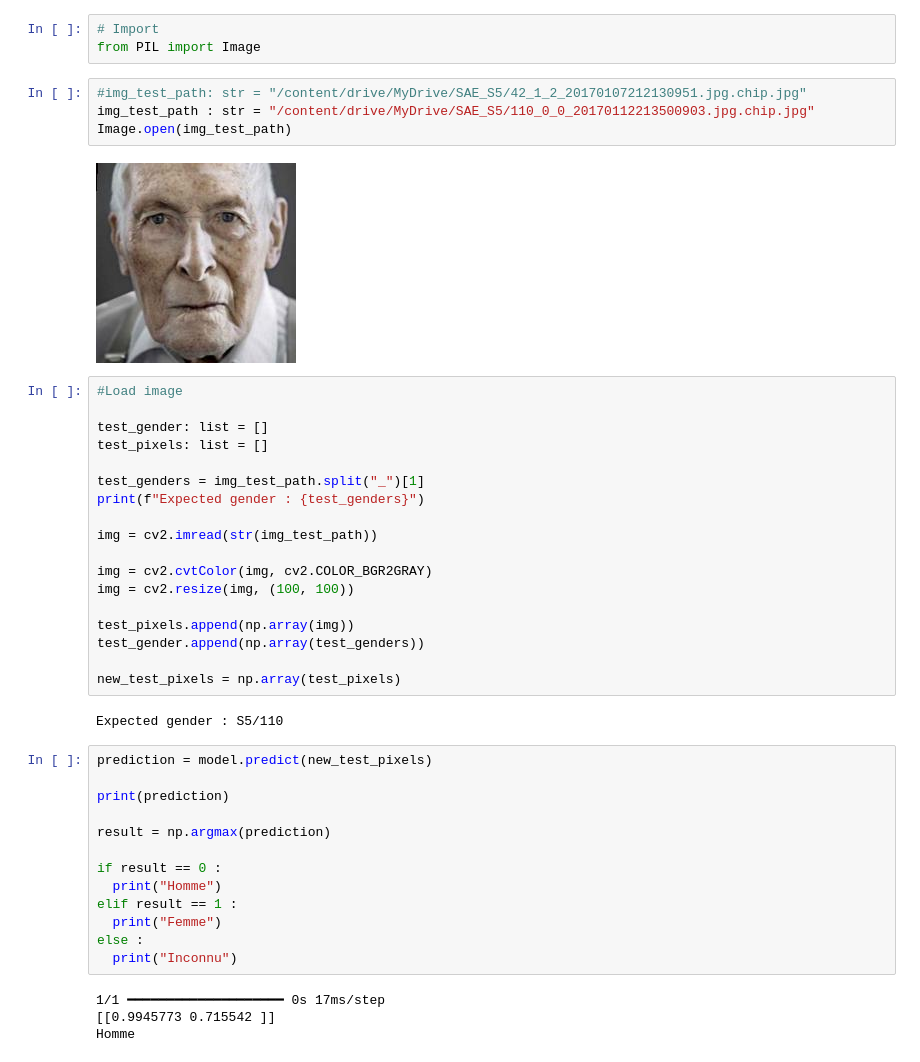
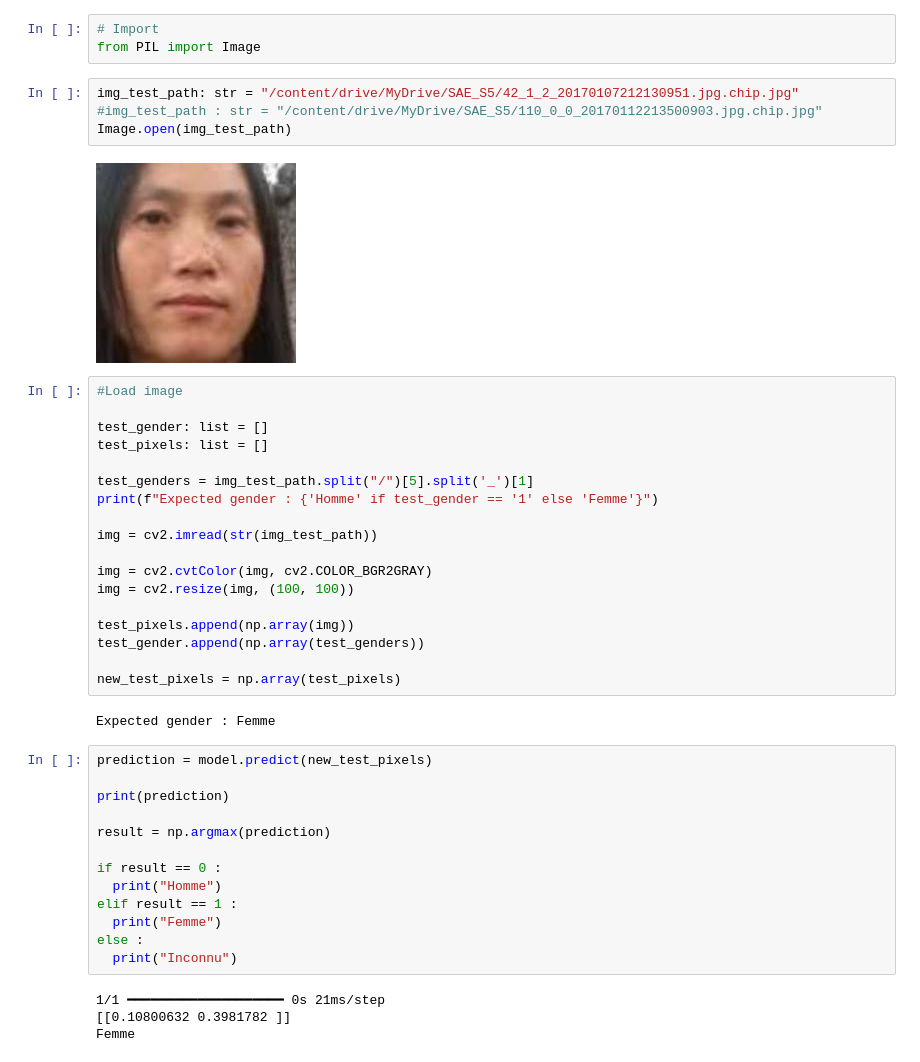
Before and after one commit to JagoOgaj/SAE_S5, a Jupyter notebook: model/model.ipynb, the cells around one changed output. Cells and saved outputs as stored; diff of their text form.

```diff
--- a/model/model.ipynb
+++ b/model/model.ipynb
@@ -496,19 +496,19 @@ Précision sur les données de test : 0.8883077502250671
 # Import
 from PIL import Image
 # %%
-#img_test_path: str = "/content/drive/MyDrive/SAE_S5/42_1_2_20170107212130951.jpg.chip.jpg"
-img_test_path : str = "/content/drive/MyDrive/SAE_S5/110_0_0_20170112213500903.jpg.chip.jpg"
+img_test_path: str = "/content/drive/MyDrive/SAE_S5/42_1_2_20170107212130951.jpg.chip.jpg"
+#img_test_path : str = "/content/drive/MyDrive/SAE_S5/110_0_0_20170112213500903.jpg.chip.jpg"
 Image.open(img_test_path)
 # %% [output]
-[figure, old version]
+[figure, new version]
 # %%
 #Load image
 
 test_gender: list = []
 test_pixels: list = []
 
-test_genders = img_test_path.split("_")[1]
-print(f"Expected gender : {test_genders}")
+test_genders = img_test_path.split("/")[5].split('_')[1]
+print(f"Expected gender : {'Homme' if test_gender == '1' else 'Femme'}")
 
 img = cv2.imread(str(img_test_path))
 
@@ -520,7 +520,7 @@ test_gender.append(np.array(test_genders))
 
 new_test_pixels = np.array(test_pixels)
 # %% [output]
-Expected gender : S5/110
+Expected gender : Femme
 # %%
 prediction = model.predict(new_test_pixels)
 
@@ -535,6 +535,6 @@ elif result == 1 :
 else :
   print("Inconnu")
 # %% [output]
-1/1 ━━━━━━━━━━━━━━━━━━━━ 0s 17ms/step
-[[0.9945773 0.715542 ]]
-Homme
+1/1 ━━━━━━━━━━━━━━━━━━━━ 0s 21ms/step
+[[0.10800632 0.3981782 ]]
+Femme
```
Also changed, not shown: parts of 4 cells of this notebook.
